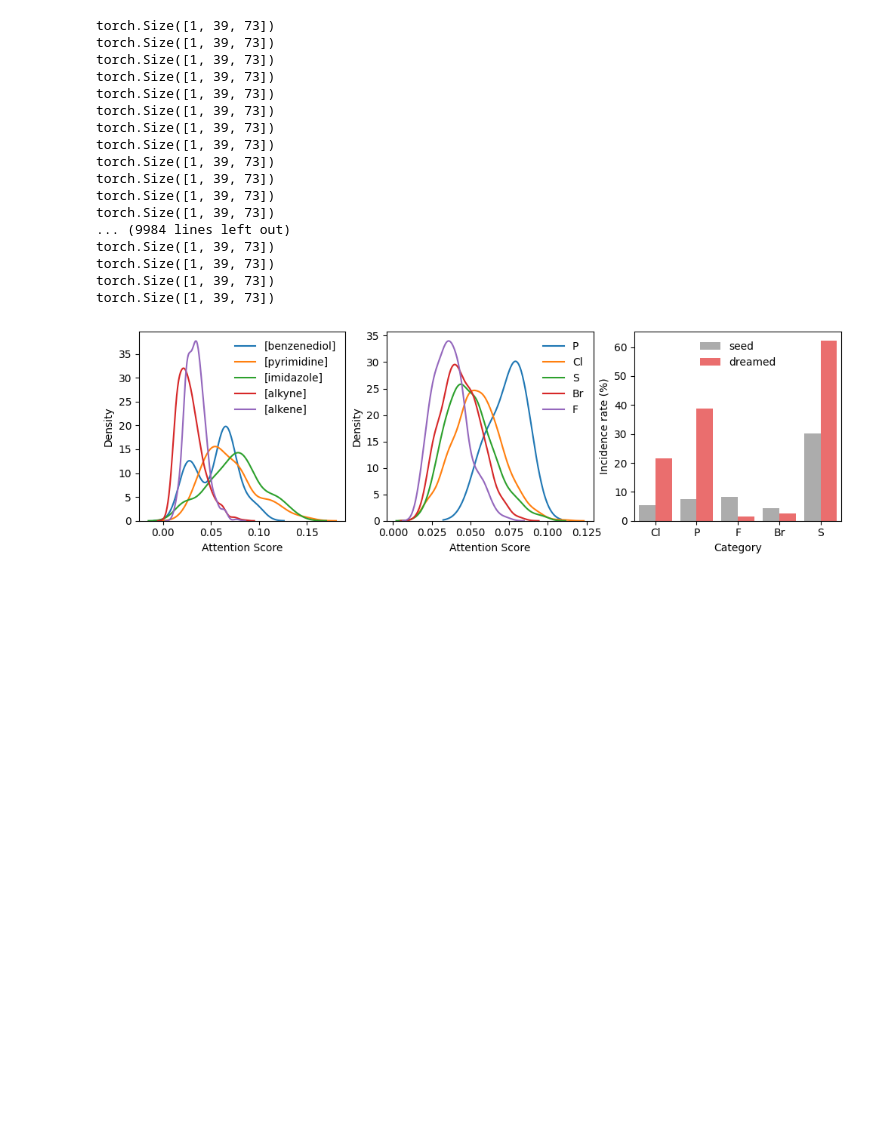
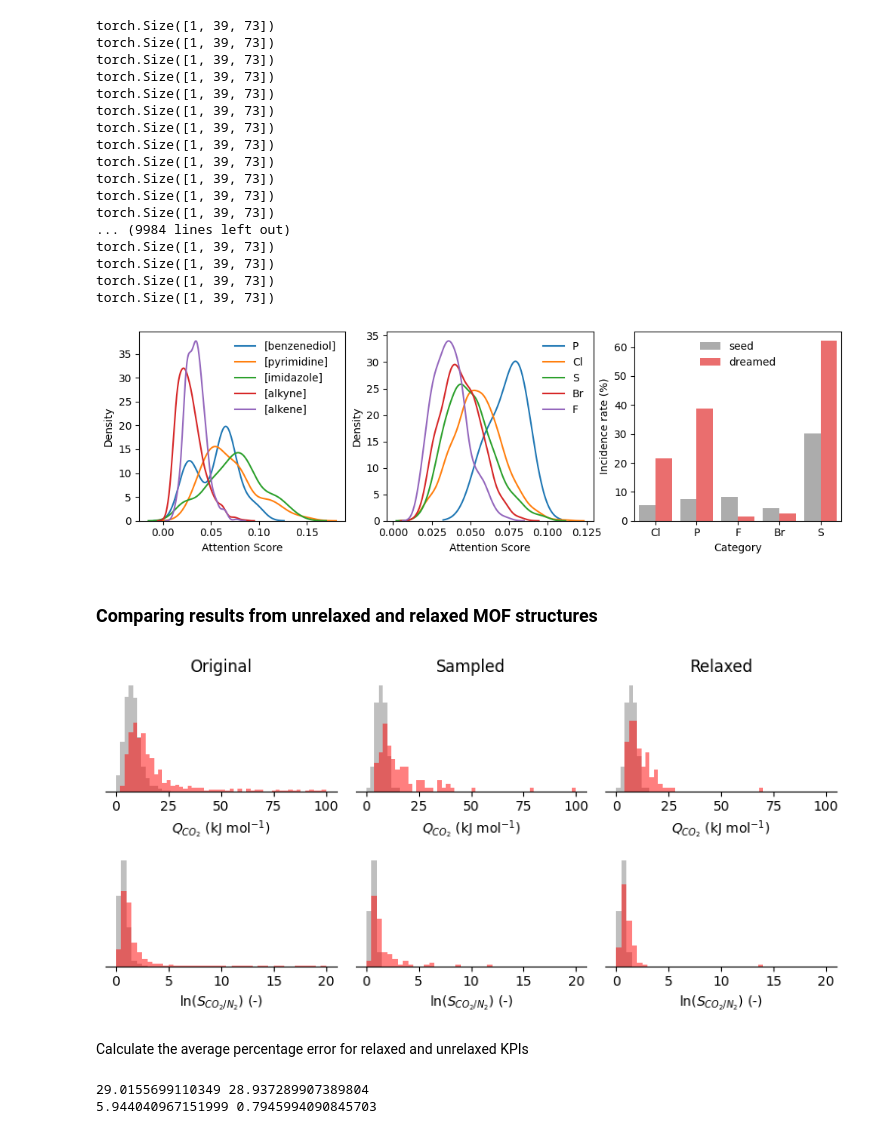
Before and after one commit to SarkisovTeam/dreaming4MOFs, a Jupyter notebook: deep_dreaming_experiments/3_HOA_and_selectivity/dreaming_experiments.ipynb, the cells around one changed output. Saved outputs shown, nothing was run; the diff lists cells and outputs as text; code cells hidden in the pictures; blank space fills up the shorter version.

```diff
--- a/deep_dreaming_experiments/3_HOA_and_selectivity/dreaming_experiments.ipynb
+++ b/deep_dreaming_experiments/3_HOA_and_selectivity/dreaming_experiments.ipynb
@@ -253,7 +254,7 @@ for i in range(start,stop):
             'dreamed_mof_string': valid_opt_pathway.iloc[-1]['dreamed_mof_string'],
             'dreamed_edge_selfies': valid_opt_pathway.iloc[-1]['dreamed_selfies'],
             'dreamed_edge_smiles': valid_opt_pathway.iloc[-1]['dreamed_smiles'],
-            'dreamed_target': scaler.inverse_transform(np.array(valid_opt_pathway.iloc[-1]['predictor_targets'][0]).reshape(1, -1)).item(),
+            'dreamed_targets': scaler.inverse_transform(np.array(valid_opt_pathway.iloc[-1]['predictor_targets'][0]).reshape(1, -1)).item(),
         })
         count += 1
         if count % 5 == 0:
@@ -513,3 +478,75 @@ ax[2].legend(frameon=False,loc='upper center')
 fig.savefig('attention_weights.png',dpi=500,bbox_inches="tight")
 # %% [output]
 [figure]
+# %% [markdown]
+### Comparing results from unrelaxed and relaxed MOF structures
+# %%
+unrelaxed = pd.read_csv('./dream_results/hoa_selectivity_100_dream_results_unrelaxed.csv')
+unrelaxed['dreamed_target1'] = unrelaxed['dreamed_targets'].apply(lambda x: eval(x)[0])
+unrelaxed['dreamed_target2'] = unrelaxed['dreamed_targets'].apply(lambda x: eval(x)[1])
+unrelaxed['seed_target1'] = unrelaxed['seed_targets'].apply(lambda x: eval(x)[0])
+unrelaxed['seed_target2'] = unrelaxed['seed_targets'].apply(lambda x: eval(x)[1])
+# %%
+relaxed = pd.read_csv('./dream_results/hoa_selectivity_100_dream_results_relaxed.csv')
+relaxed['dreamed_target1'] = relaxed['dreamed_targets'].apply(lambda x: eval(x)[0])
+relaxed['dreamed_target2'] = relaxed['dreamed_targets'].apply(lambda x: eval(x)[1])
+relaxed['seed_target1'] = relaxed['seed_targets'].apply(lambda x: eval(x)[0])
+relaxed['seed_target2'] = relaxed['seed_targets'].apply(lambda x: eval(x)[1])
+# %%
+fig,ax= plt.subplots(2,3,figsize=(8,2*2))
+ax = ax.flatten()
+ax[0].hist(-dream_results_df['seed_target1'], bins=np.arange(0, 100 + 2, 2), density=True, label='seed (n=1000)', color='grey',alpha=0.5)
+ax[0].hist(-dream_results_df['dreamed_target1'], bins=np.arange(0, 100 + 2, 2), density=True, label='dreamed (n=1000)', color='red',alpha=0.5)
+ax[0].set(title='Original')
+ax[1].hist(-unrelaxed['seed_target1'], bins=np.arange(0, 100 + 2, 2), density=True, label='seed (n=100)', color='grey',alpha=0.5)
+ax[1].hist(-unrelaxed['dreamed_target1'], bins=np.arange(0, 100 + 2, 2), density=True, label='dreamed (n=100)', color='red',alpha=0.5)
+ax[1].set(title='Sampled')
+ax[2].hist(-relaxed['seed_target1'], bins=np.arange(0, 100 + 2, 2), density=True, label='seed (n=100)', color='grey',alpha=0.5)
+ax[2].hist(-relaxed['dreamed_target1'], bins=np.arange(0, 100 + 2, 2), density=True, label='dreamed (n=100)', color='red',alpha=0.5)
+ax[2].set(title='Relaxed')
+ax[3].hist(dream_results_df['seed_target2'],bins=np.arange(0, 20 + 0.5, 0.5),alpha=0.5,density=True,label='seed (n=1000)',color='grey')
+ax[3].hist(dream_results_df['dreamed_target2'],bins=np.arange(0, 20 + 0.5, 0.5),alpha=0.5,density=True,label='dreamed (n=1000)',color='red')
+ax[4].hist(unrelaxed['seed_target2'],bins=np.arange(0, 20 + 0.5, 0.5),alpha=0.5,density=True,label='seed (n=100)',color='grey')
+ax[4].hist(unrelaxed['dreamed_target2'],bins=np.arange(0, 20 + 0.5, 0.5),alpha=0.5,density=True,label='dreamed (n=100)',color='red')
+ax[5].hist(relaxed['seed_target2'],bins=np.arange(0, 20 + 0.5, 0.5),alpha=0.5,density=True,label='seed (n=100)',color='grey')
+ax[5].hist(relaxed['dreamed_target2'],bins=np.arange(0, 20 + 0.5, 0.5),alpha=0.5,density=True,label='dreamed (n=100)',color='red')
+
+for i  in [0, 1, 2]:
+    ax[i].set(xlabel='$Q_{CO_2}$ ($\mathregular{kJ\ mol^{-1}}$)',ylabel='Density')
+    # ax[i].legend(frameon=False)
+
+for i in [3, 4, 5]:
+    ax[i].set(xlabel='ln($S_{CO_2/N_2}$) (-)',ylabel='Density')
+    # ax[i].legend(frameon=False)
+
+for a in ax:
+    a.yaxis.set_ticks([])
+    a.yaxis.set_ticklabels([])
+    a.set_ylabel('')
+    a.spines['right'].set_visible(False)
+    a.spines['top'].set_visible(False)
+    a.spines['left'].set_visible(False)
+fig.tight_layout()
+# plt.show()
+fig.savefig('hoa_and_selectivity_relaxed_distributions.png',dpi=300,bbox_inches="tight")
+# %% [output]
+[figure, added]
+# %% [markdown]
+Calculate the average percentage error for relaxed and unrelaxed KPIs
+# %%
+merged_df = pd.merge(relaxed, unrelaxed, on='dreamed_mof_name', suffixes=('_relaxed', '_unrelaxed'))
+
+# Calculate the percentage error
+merged_df['percentage_error_target1'] = abs(merged_df['dreamed_target1_relaxed'] - merged_df['dreamed_target1_unrelaxed']) / abs(merged_df['dreamed_target1_unrelaxed']) * 100
+merged_df['percentage_error_target2'] = abs(merged_df['dreamed_target2_relaxed'] - merged_df['dreamed_target2_unrelaxed']) / abs(merged_df['dreamed_target2_unrelaxed']) * 100
+
+# Calculate the mean absolute error
+merged_df['mae_target1'] = abs(merged_df['dreamed_target1_relaxed'] - merged_df['dreamed_target1_unrelaxed'])
+merged_df['mae_target2'] = abs(merged_df['dreamed_target2_relaxed'] - merged_df['dreamed_target2_unrelaxed'])
+
+# calculate average percentage error and mean absolute error
+print(np.mean(merged_df['percentage_error_target1']), np.mean(merged_df['percentage_error_target2']))
+print(np.mean(merged_df['mae_target1']), np.mean(merged_df['mae_target2']))
+# %% [output]
+29.0155699110349 28.937289907389804
+5.944040967151999 0.7945994090845703
```
Also changed, not shown: parts of 9 cells of this notebook, 4 other files.
